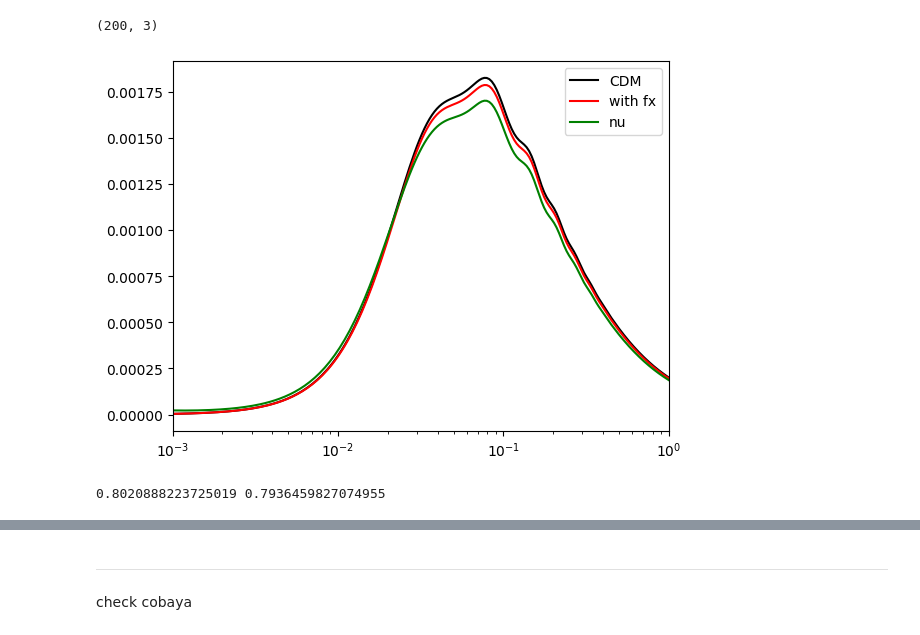
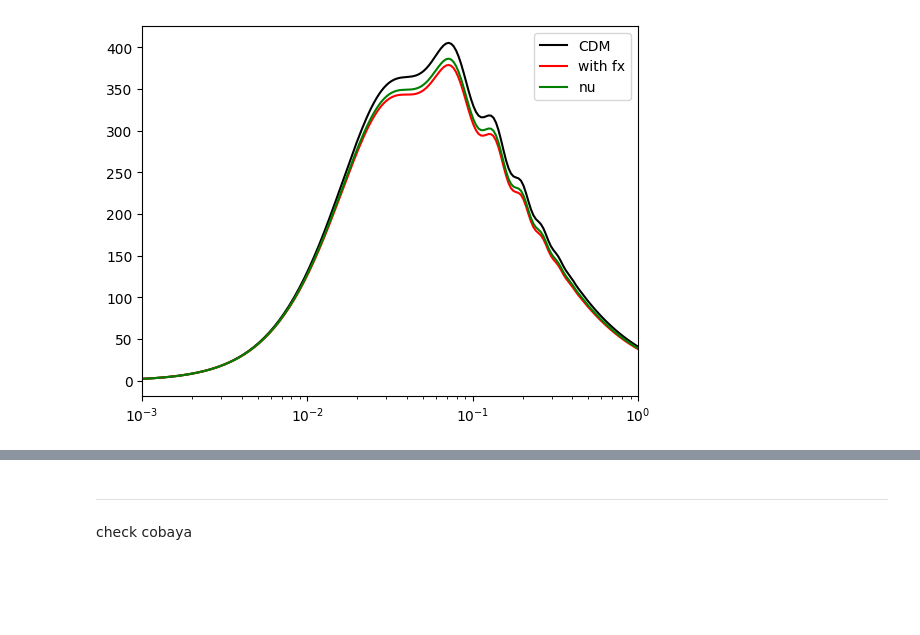
Before and after one commit to fverd/cobaya, a Jupyter notebook: FRA/test-class-Pk.ipynb, the cells around one changed output, grey strips where cells are left out. Saved outputs shown, nothing was run; the diff lists cells and outputs as text; code cells hidden in the pictures; blank space fills up the shorter version.

```diff
--- a/FRA/test-class-Pk.ipynb
+++ b/FRA/test-class-Pk.ipynb
@@ -17,13 +17,14 @@ common = {
     'tau_reio': 0.0925,
     'N_ncdm': 0.0,
     'N_ur': 3.046,
-    'non_linear': 'none',
+    # 'non_linear': 'none',
     'background_verbose': 0,
-    'output': 'lCl tCl mPk pCl',
+    'output': 'mPk tCl pCl',
     'z_pk': '1000 0.38 0',
     'P_k_max_1/Mpc': 5,
-    'gauge': 'newtonian'
-}
+    'gauge': 'newtonian',
+    'l_max_scalars': 2500
+    }
 CDMcosmo.set(common)
 CDMcosmo.compute()
 
@@ -52,35 +53,29 @@ nucosmo.compute()
 Pkatk_cdm, kk_cdm , zz = CDMcosmo.get_pk_and_k_and_z(nonlinear=False, h_units=True, only_clustering_species=False)
 Pkatk_fx, kk_fx , zz = fxcosmo.get_pk_and_k_and_z(nonlinear=False, h_units=True, only_clustering_species=True)
 Pkatk_nu, kk_nu , zz = nucosmo.get_pk_and_k_and_z(nonlinear=False, h_units=True,only_clustering_species=False)
-# %% [output]
-(200, 3)
 # %%
 %matplotlib inline
 
-zeval = 900
+zeval = 0.5
 kk = np.logspace(-3.,0.,200); h = CDMcosmo.h(); Pk_list=[]
 for k in kk:
     Pk_list.append([CDMcosmo.pk_lin(k*h,zeval)*h**3,fxcosmo.pk_lin(k*h,zeval)*h**3,nucosmo.pk_lin(k*h,zeval)*h**3]) # function .pk(k,z)
 Pk_list=np.array(Pk_list)
 
 
 plt.plot(kk,kk*Pk_list[:,0], 'k', label='CDM')
 plt.plot(kk,kk*Pk_list[:,1],'r', label='with fx')
 plt.plot(kk,kk*Pk_list[:,2],'g', label='nu')
 
 # plt.loglog(kk_cdm,Pkatk_cdm[:,-1]*h**3, 'k', label='CDM')
 # plt.loglog(kk_fx,Pkatk_fx[:,-1]*h**3,'r', label='with fx')
 # plt.loglog(kk_nu,Pkatk_nu[:,-1]*h**3,'g', label='nu')
 
 
 plt.xscale('log')
 plt.xlim([1.e-3,1])
 # plt.ylim([1.e2,None])
 plt.legend()
 plt.show()
 # %% [output]
-[figure, old version]
+[figure, new version]
-# %%
-print(nucosmo.sigma8(),fxcosmo.sigma8())
-# %% [output]
-0.8020888223725019 0.7936459827074955
```
Also changed, not shown: parts of 1 cell of this notebook, 6 other files.
